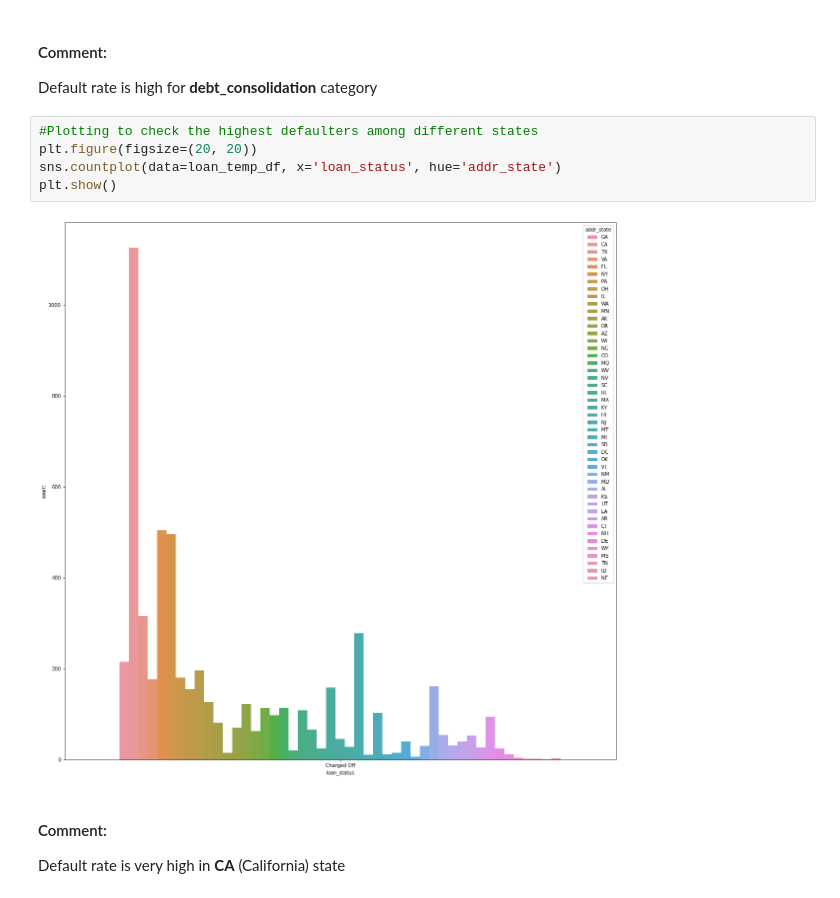
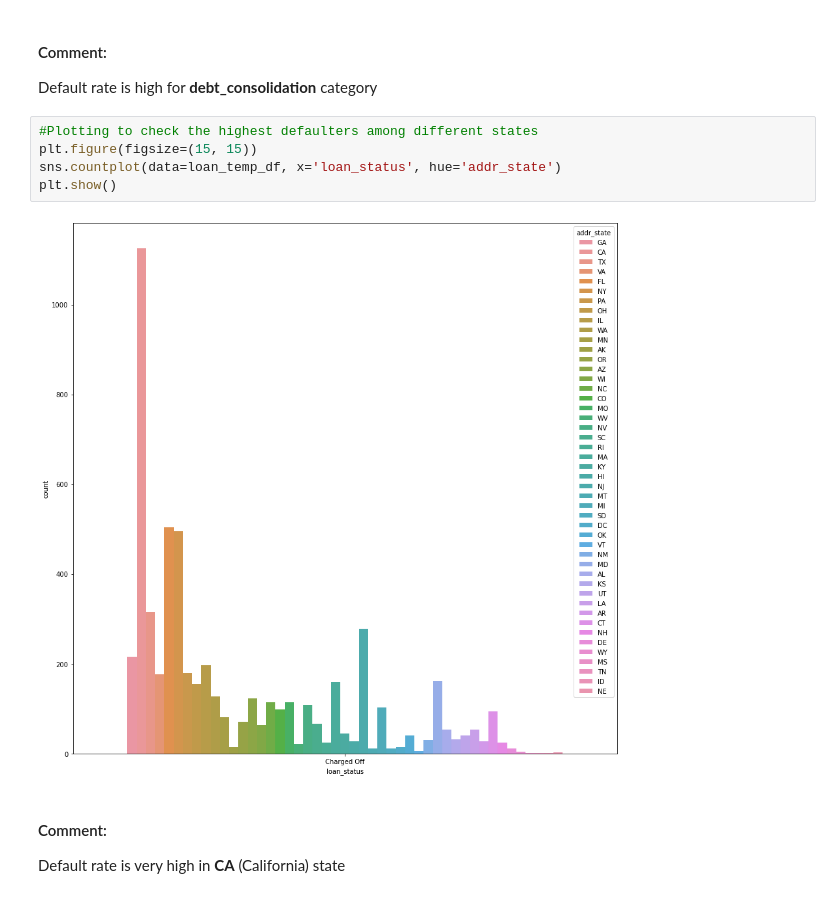
Before and after one commit to JerinJK/Lending_Club, a Jupyter notebook: EDA_Lending Club.ipynb, the cells around one changed output. Cells and saved outputs as stored; diff of their text form.

```diff
--- a/EDA_Lending Club.ipynb
+++ b/EDA_Lending Club.ipynb
@@ -871,11 +871,11 @@ plt.show()
 Default rate is high for **debt_consolidation** category
 # %%
 #Plotting to check the highest defaulters among different states
-plt.figure(figsize=(20, 20))
+plt.figure(figsize=(15, 15))
 sns.countplot(data=loan_temp_df, x='loan_status', hue='addr_state')
 plt.show()
 # %% [output]
-[figure, old version]
+[figure, new version]
 # %% [markdown]
 #### Comment:
 Default rate is very high in **CA** (California) state
```
Also changed, not shown: parts of 6 cells of this notebook.
